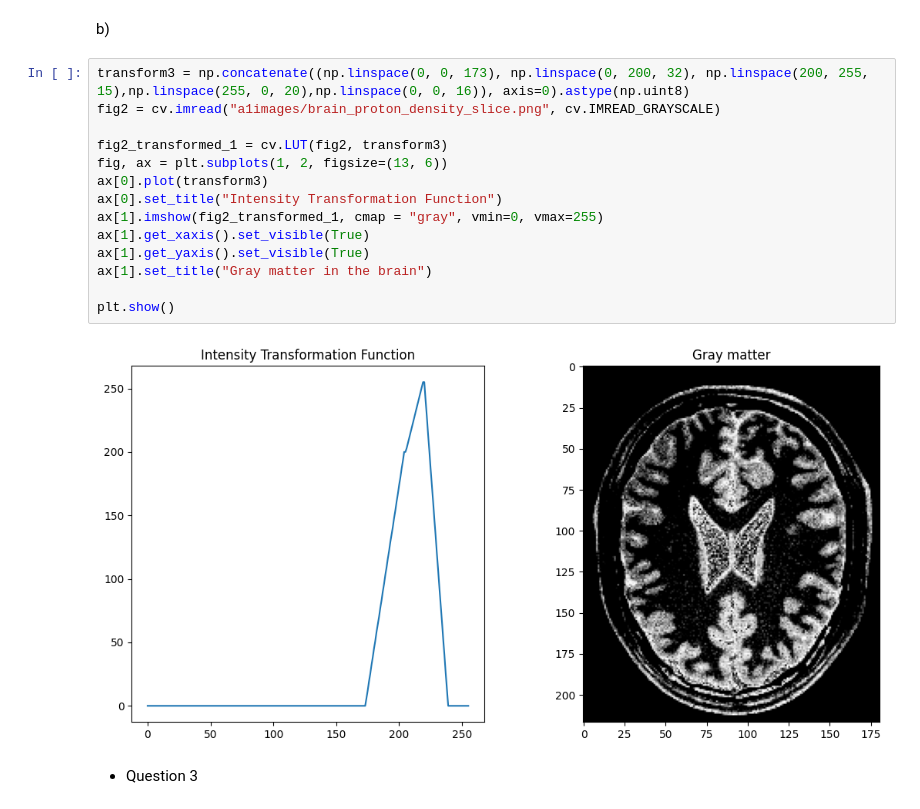
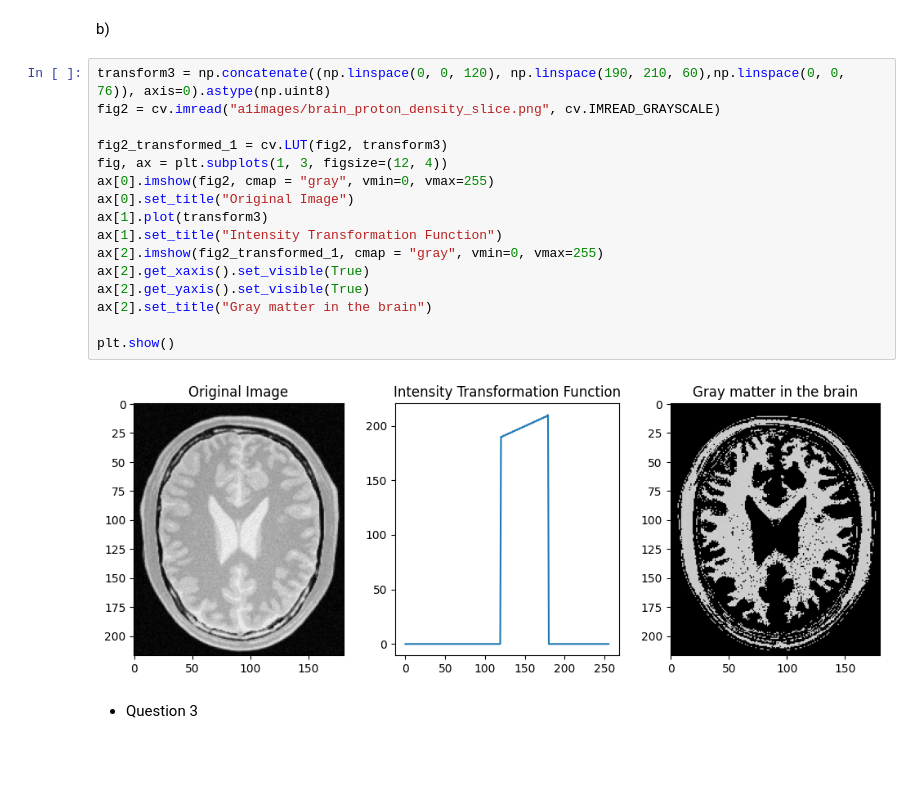
Before and after one commit to AvindaShamal/EN3160_Assignments, a Jupyter notebook: 210599E_Assignment1.ipynb, the cells around one changed output. Cells and saved outputs as stored; diff of their text form; blank space fills up the shorter version.

```diff
--- a/210599E_Assignment1.ipynb
+++ b/210599E_Assignment1.ipynb
@@ -63,21 +63,23 @@ plt.show()
 # %% [markdown]
 b)
 # %%
-transform3 = np.concatenate((np.linspace(0, 0, 173), np.linspace(0, 200, 32), np.linspace(200, 255, 15),np.linspace(255, 0, 20),np.linspace(0, 0, 16)), axis=0).astype(np.uint8)
+transform3 = np.concatenate((np.linspace(0, 0, 120), np.linspace(190, 210, 60),np.linspace(0, 0, 76)), axis=0).astype(np.uint8)
 fig2 = cv.imread("a1images/brain_proton_density_slice.png", cv.IMREAD_GRAYSCALE)
 
 fig2_transformed_1 = cv.LUT(fig2, transform3)
-fig, ax = plt.subplots(1, 2, figsize=(13, 6))
-ax[0].plot(transform3)
-ax[0].set_title("Intensity Transformation Function")
-ax[1].imshow(fig2_transformed_1, cmap = "gray", vmin=0, vmax=255)
-ax[1].get_xaxis().set_visible(True)
-ax[1].get_yaxis().set_visible(True)
-ax[1].set_title("Gray matter in the brain")
+fig, ax = plt.subplots(1, 3, figsize=(12, 4))
+ax[0].imshow(fig2, cmap = "gray", vmin=0, vmax=255)
+ax[0].set_title("Original Image")
+ax[1].plot(transform3)
+ax[1].set_title("Intensity Transformation Function")
+ax[2].imshow(fig2_transformed_1, cmap = "gray", vmin=0, vmax=255)
+ax[2].get_xaxis().set_visible(True)
+ax[2].get_yaxis().set_visible(True)
+ax[2].set_title("Gray matter in the brain")
 
 plt.show()
 # %% [output]
-[figure, old version]
+[figure, new version]
 # %% [markdown]
 * Question 3
 # %%
```
Also changed, not shown: parts of 6 cells of this notebook.
